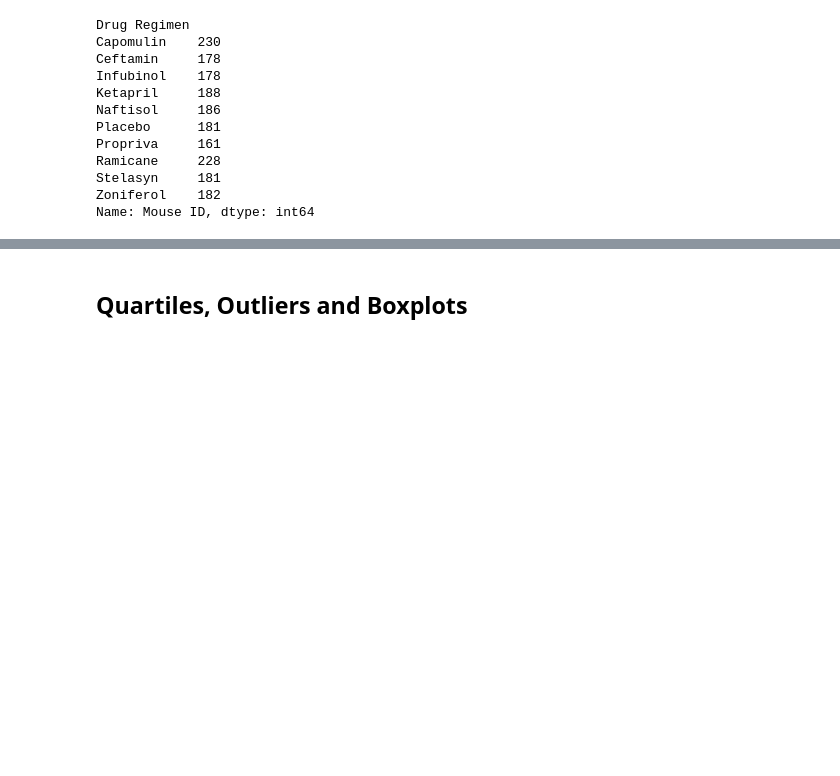
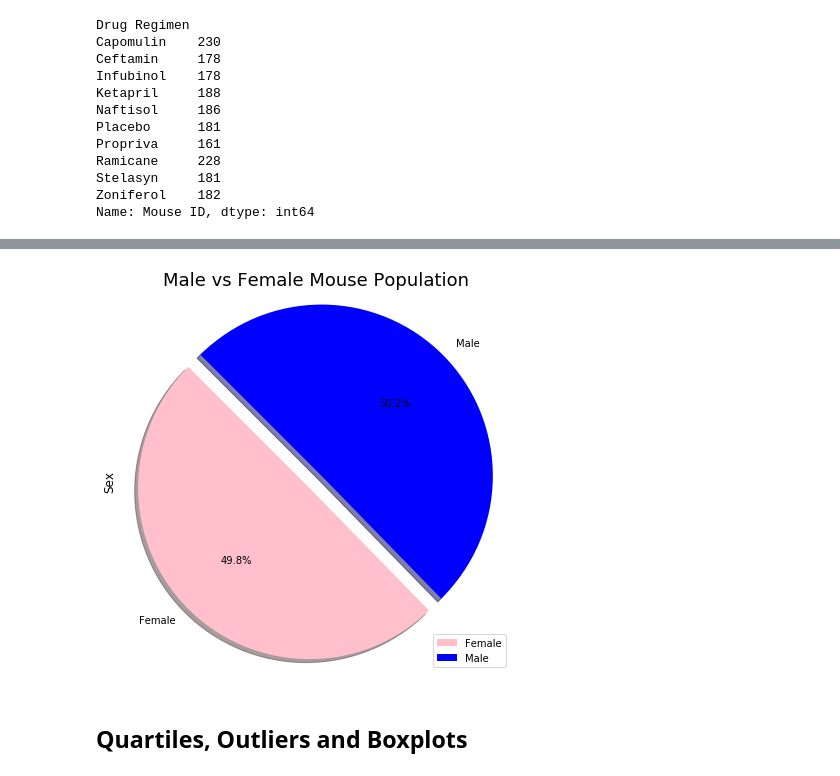
Before and after one commit to ybgandhi/matplotlib-challenge, a Jupyter notebook: Pymaceuticals/pymaceuticals_starter.ipynb, the cells around one changed output, grey strips where cells are left out. Drawn from its saved outputs; the diff is of its cells as text; code cells hidden in the pictures; blank space fills up the shorter version.

Commit message:
Gender Pie Chart 1

```diff
--- a/Pymaceuticals/pymaceuticals_starter.ipynb
+++ b/Pymaceuticals/pymaceuticals_starter.ipynb
@@ -142,3 +142,32 @@ plt.show()
+# %%
+# Generate a pie plot showing the distribution of female versus male mice using pandas
+# roup by sex and store it in a df
+gender_group = combined_df.groupby(["Mouse ID", "Sex"])
+#gender_group
+gender_group_df = pd.DataFrame(gender_group.size())
+#gender_group_df
+mouse_gender = pd.DataFrame(gender_group_df.groupby(["Sex"]).count())
+#mouse_gender.head()
+# add column
+mouse_gender.columns = ["Total Count"]
+#mouse_gender.head()
+# calculate % for the pie chart
+mouse_gender["Percentage of Sex"] = (100*(mouse_gender["Total Count"]/mouse_gender["Total Count"].sum()))
+mouse_gender["Percentage of Sex"] = mouse_gender["Percentage of Sex"].round(1)
+mouse_gender.head()
+
+# make pie chart with data frame above
+colors = ('pink','blue')
+explode = (0.1,0)
+plot = mouse_gender.plot(kind="pie",y="Total Count",figsize=(7,7), colors= colors, startangle=135,explode=explode,
+                         shadow=True,autopct="%1.1f%%")
+plt.title('Male vs Female Mouse Population',fontsize = 18)
+plt.ylabel('Sex',fontsize = 12)
+plt.axis("equal",fontsize = 12)
+plt.savefig("../actual outcomes/Gender_Pie.png",bbox_inches="tight")
+plt.show()
+# %% [output]
+[figure, added]
 # %%
 # Generate a pie plot showing the distribution of female versus male mice using pyplot
 # %% [markdown]
```
Also changed, not shown: parts of 3 cells of this notebook, 4 other files.
